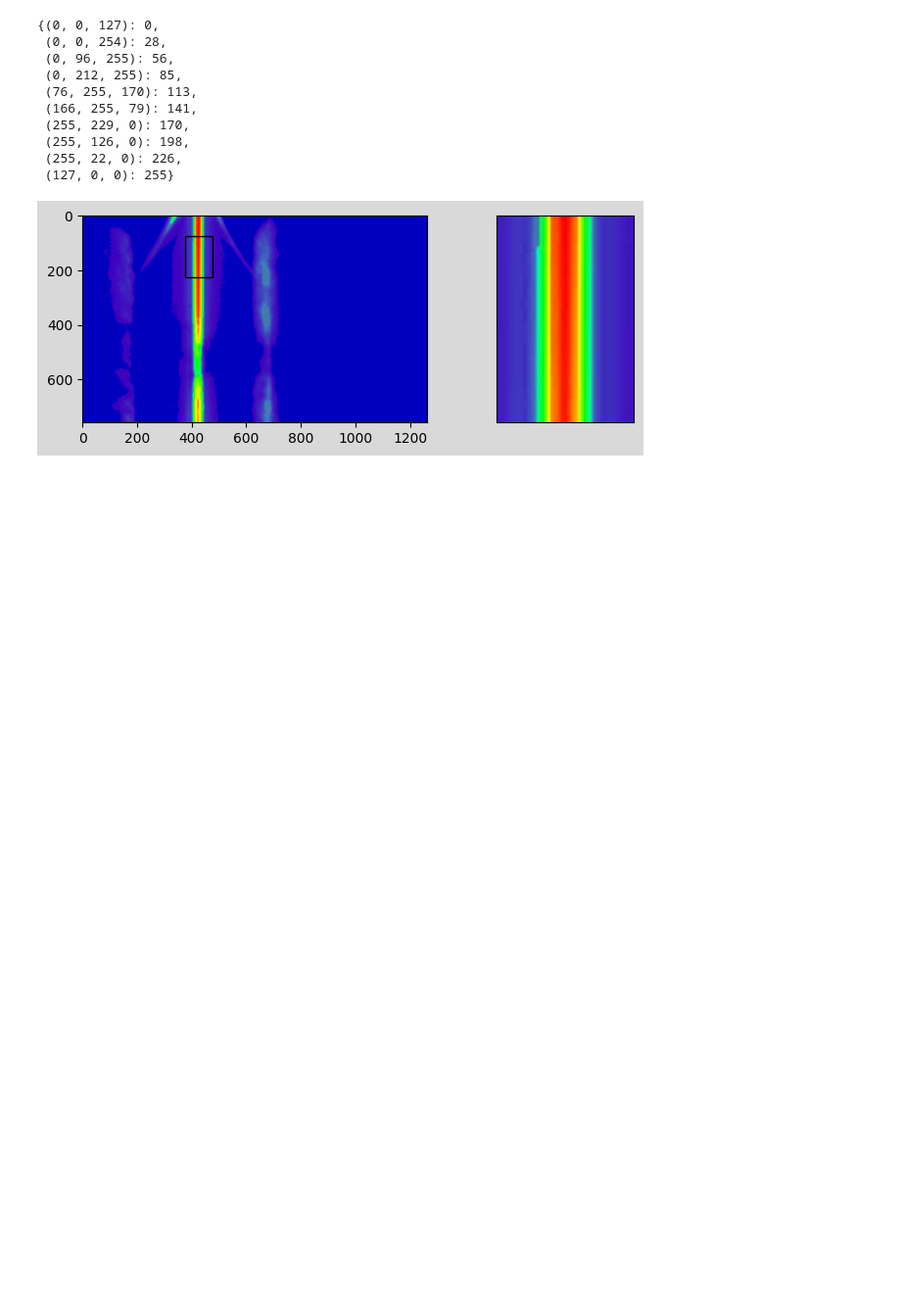
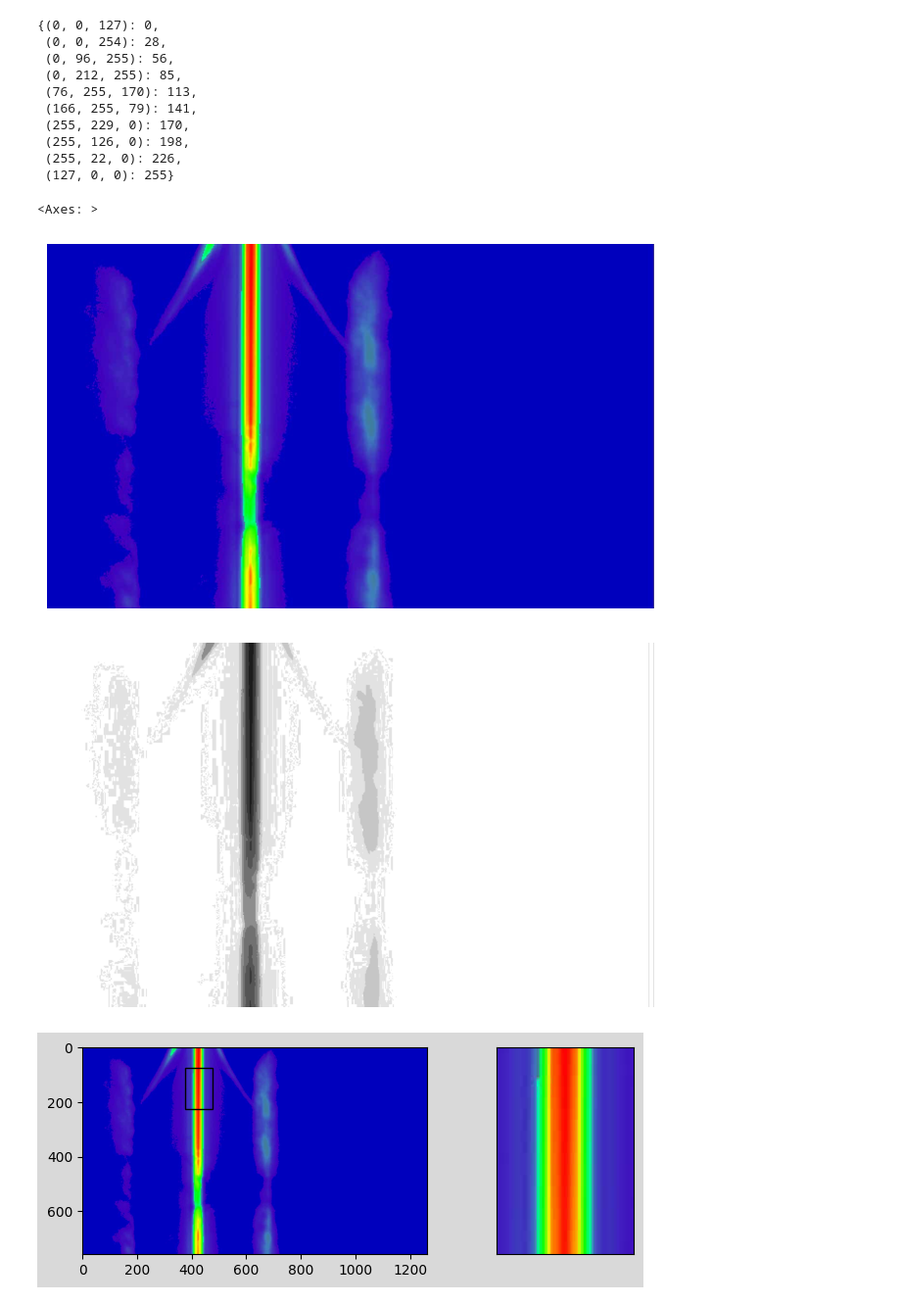
Before and after one commit to deivMM/computer_vision_image_processing, a Jupyter notebook: basics/termo_lortek.ipynb, the cells around one changed output. Shown: that part at 98% size. Drawn from its saved outputs; the diff is of its cells as text; code cells hidden in the pictures; blank space fills up the shorter version.

```diff
--- a/basics/termo_lortek.ipynb
+++ b/basics/termo_lortek.ipynb
@@ -146,6 +140,15 @@ colors_to_gray
  (255, 126, 0): 198,
  (255, 22, 0): 226,
  (127, 0, 0): 255}
+# %%
+image = frames[0]
+frame_plt_vis(image, fsize = (8, 8))
+out_im = get_gray_scale_image(image, colors_to_gray)
+frame_plt_vis(out_im, fsize = (8, 8))
+# %% [output]
+<Axes: >
+[figure, added]
+[figure, added]
 # %%
 xy = [425,150]
 ab = [100, 150]
```
Also changed, not shown: parts of 1 cell of this notebook.
